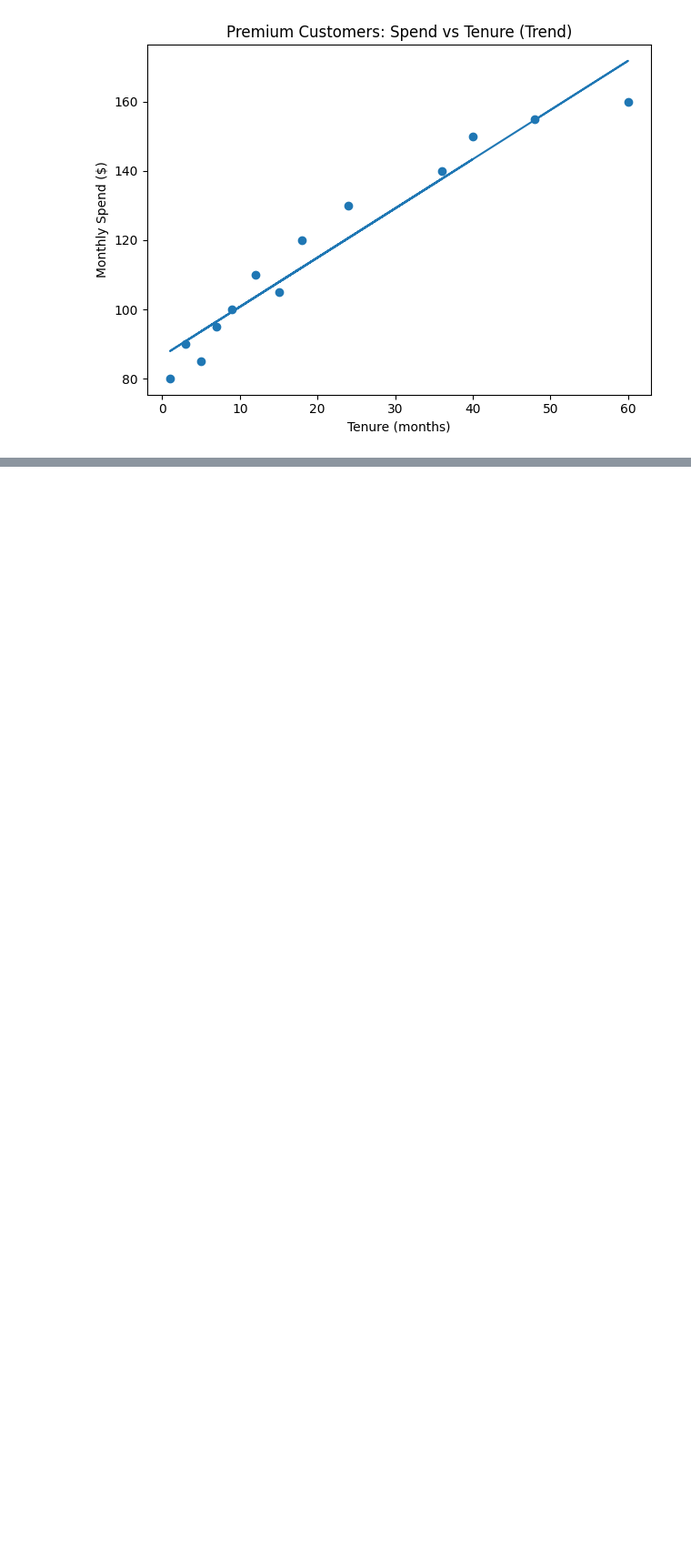
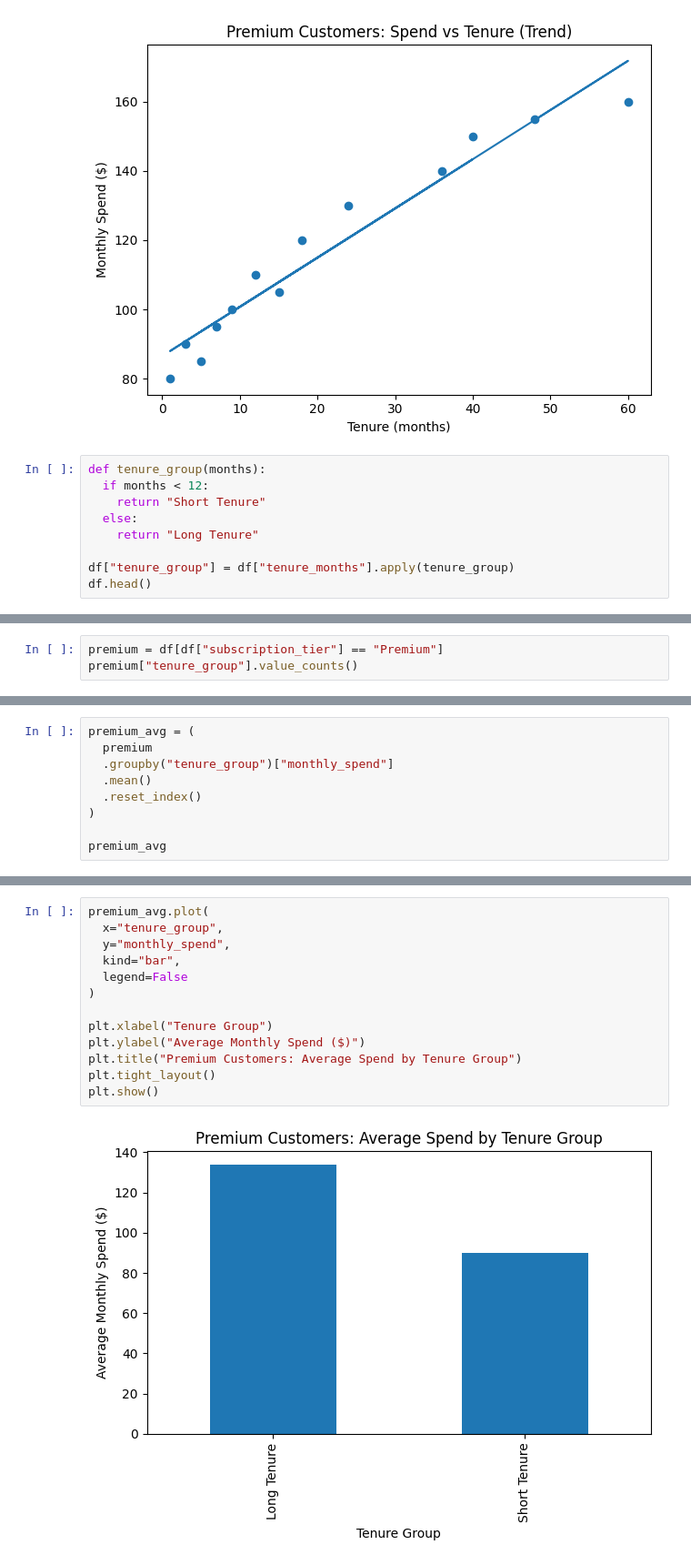
Before and after one commit to jae-notes/customer-behavior-analysis, a Jupyter notebook: analysis/01_initial_exploration.ipynb, the cells around one changed output, grey strips where cells are left out. Shown at 91% size. Saved outputs shown, nothing was run; the diff lists cells and outputs as text; blank space fills up the shorter version.

Commit message:
Analyze tenure impact on premium customer value

```diff
--- a/analysis/01_initial_exploration.ipynb
+++ b/analysis/01_initial_exploration.ipynb
@@ -129,3 +129,12 @@ plt.tight_layout()
 plt.show()
 # %% [output]
 [figure]
+# %%
+def tenure_group(months):
+  if months < 12:
+    return "Short Tenure"
+  else:
+    return "Long Tenure"
+
+df["tenure_group"] = df["tenure_months"].apply(tenure_group)
+df.head()
@@ -131,0 +148,3 @@ plt.show()
+# %%
+premium = df[df["subscription_tier"] == "Premium"]
+premium["tenure_group"].value_counts()
@@ -131,0 +156,9 @@ plt.show()
+# %%
+premium_avg = (
+  premium
+  .groupby("tenure_group")["monthly_spend"]
+  .mean()
+  .reset_index()
+)
+
+premium_avg
@@ -131,0 +169,15 @@ plt.show()
+# %%
+premium_avg.plot(
+  x="tenure_group",
+  y="monthly_spend",
+  kind="bar",
+  legend=False
+)
+
+plt.xlabel("Tenure Group")
+plt.ylabel("Average Monthly Spend ($)")
+plt.title("Premium Customers: Average Spend by Tenure Group")
+plt.tight_layout()
+plt.show()
+# %% [output]
+[figure, added]
```
Also changed, not shown: parts of 3 cells of this notebook.
